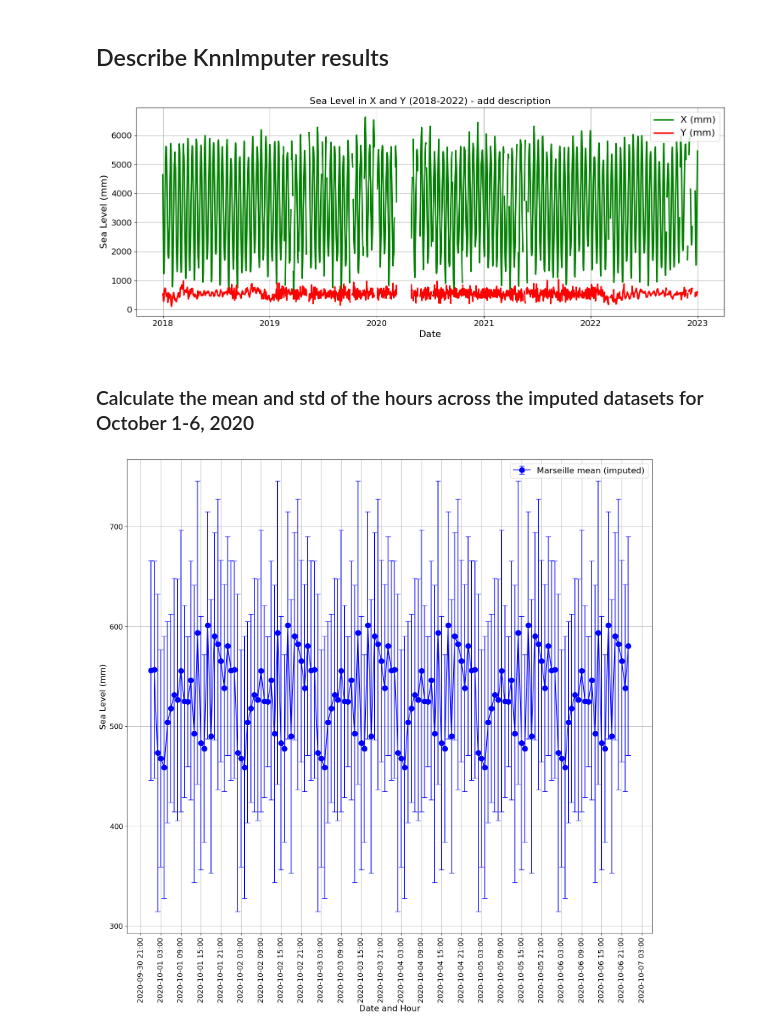
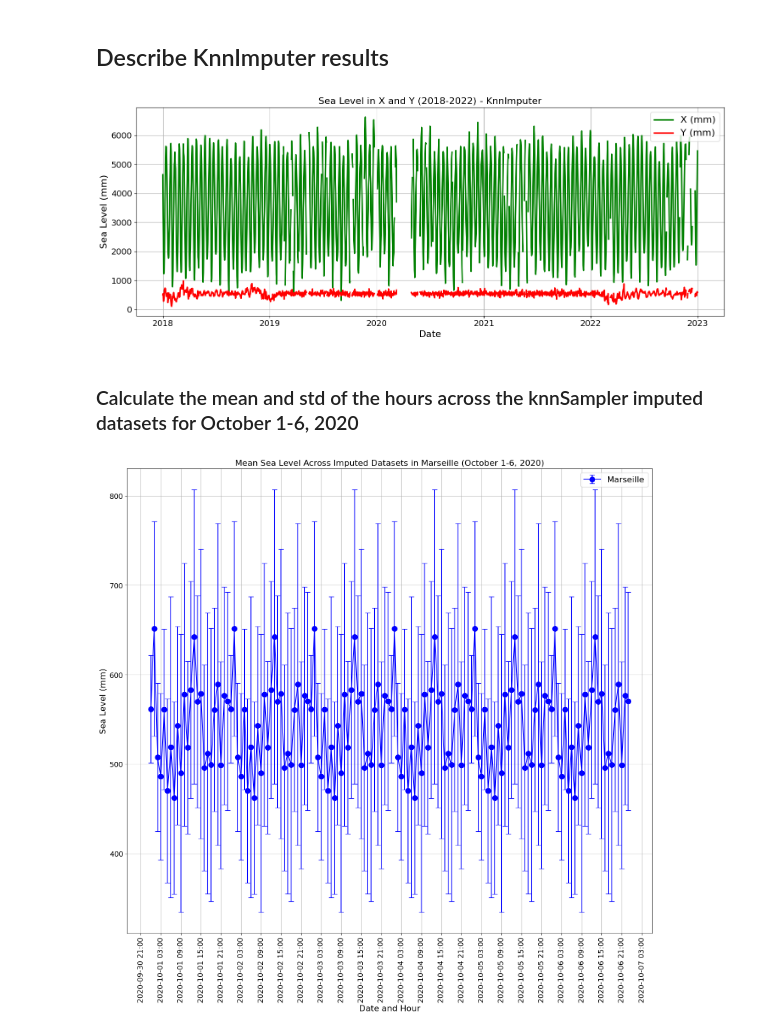
Before and after one commit to SAP/knn-sampler, a Jupyter notebook: storm_project.ipynb, the cells around one changed output. Cells and saved outputs as stored; diff of their text form; code cells hidden in the pictures.

Commit message:
fix: use KnnImputer output on KnnImputer plot
Signed-off-by: Jérôme Benoit <jerome.benoit@sap.com>

```diff
--- a/storm_project.ipynb
+++ b/storm_project.ipynb
@@ -135,11 +140,13 @@ knn_imputer_result = knn_imputer.execute()
 # %% [markdown]
 ## Describe KnnImputer results
 # %%
-plot_dataset_description(imputed_datasets[0], input_col="X", target_col="Y")
+plot_dataset_description(
+    knn_imputer_result, input_col="X", target_col="Y", description="KnnImputer"
+)
 # %% [output]
-[figure, old version]
+[figure, new version]
 # %% [markdown]
-### Calculate the mean and std of the hours across the imputed datasets for October 1-6, 2020
+### Calculate the mean and std of the hours across the knnSampler imputed datasets for October 1-6, 2020
 # %%
 mean_values = []
 std_values = []
@@ -161,33 +168,36 @@ for hour in range(24 * 6):
 # %%
 # Plot the mean values with error bars as std for October 1-6, 2020
 plt.figure(figsize=(15, 15))
 plt.errorbar(
     hours,
     mean_values,
     yerr=std_values,
     fmt="o-",
     color="blue",
     linewidth=1.5,
     markersize=10,
     capsize=5,
-    label="Marseille mean (imputed)",
+    label="Marseille",
 )
 
 # Configure the plot
 plt.xlabel("Date and Hour", fontsize=16)
 plt.ylabel("Sea Level (mm)", fontsize=16)
-# plt.title('Mean Sea Level in Marseille (October 1-6, 2020) - Across Imputed Datasets', fontsize=16)
+plt.title(
+    "Mean Sea Level Across Imputed Datasets in Marseille (October 1-6, 2020)",
+    fontsize=16,
+)
 
 # Format x-axis to show date and hour
 plt.gca().xaxis.set_major_formatter(mdates.DateFormatter("%Y-%m-%d %H:%M"))
 plt.gca().xaxis.set_major_locator(mdates.HourLocator(interval=6))
 
 # Make the axis numbers bigger
 plt.xticks(fontsize=14, rotation=90)
 plt.yticks(fontsize=14)
 plt.legend(fontsize=16)
 plt.grid(True)
 plt.tight_layout()
 plt.show()
 # %% [output]
-[figure, old version]
+[figure, new version]
```
Also changed, not shown: parts of 4 cells of this notebook.
